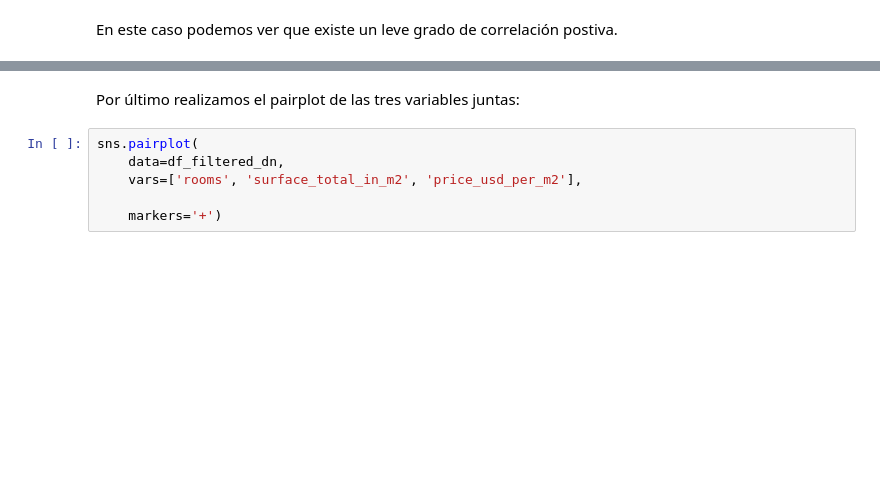
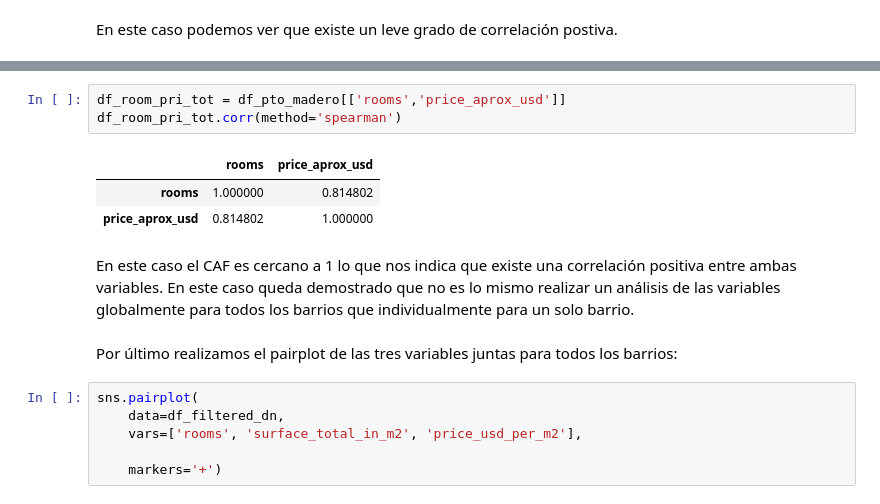
Before and after one commit to mnuclle/diplodatosAnalisisYVisualizacion, a Jupyter notebook: Mentorias/Analisis_y_Visualización_van3.ipynb, the cells around one changed output, grey strips where cells are left out. Cells and saved outputs as stored; diff of their text form; blank space fills up the shorter version.

```diff
--- a/Mentorias/Analisis_y_Visualización_van3.ipynb
+++ b/Mentorias/Analisis_y_Visualización_van3.ipynb
@@ -1331,5 +1362,14 @@ En este caso podemos ver que existe un leve grado de correlación postiva.
+# %%
+df_room_pri_tot = df_pto_madero[['rooms','price_aprox_usd']]
+df_room_pri_tot.corr(method='spearman')
+# %% [output]
+|  | rooms | price_aprox_usd |
+| rooms | 1.000000 | 0.814802 |
+| price_aprox_usd | 0.814802 | 1.000000 |
+# %% [markdown]
+En este caso el CAF es cercano a 1 lo que nos indica que existe una correlación positiva entre ambas variables. En este caso queda demostrado que no es lo mismo realizar un análisis de las variables globalmente para todos los barrios que individualmente para un solo barrio.
 # %% [markdown]
-Por último realizamos el pairplot de las tres variables juntas:
+Por último realizamos el pairplot de las tres variables juntas para todos los barrios:
 # %%
 sns.pairplot(
     data=df_filtered_dn,
```
Also changed, not shown: parts of 5 cells of this notebook.
